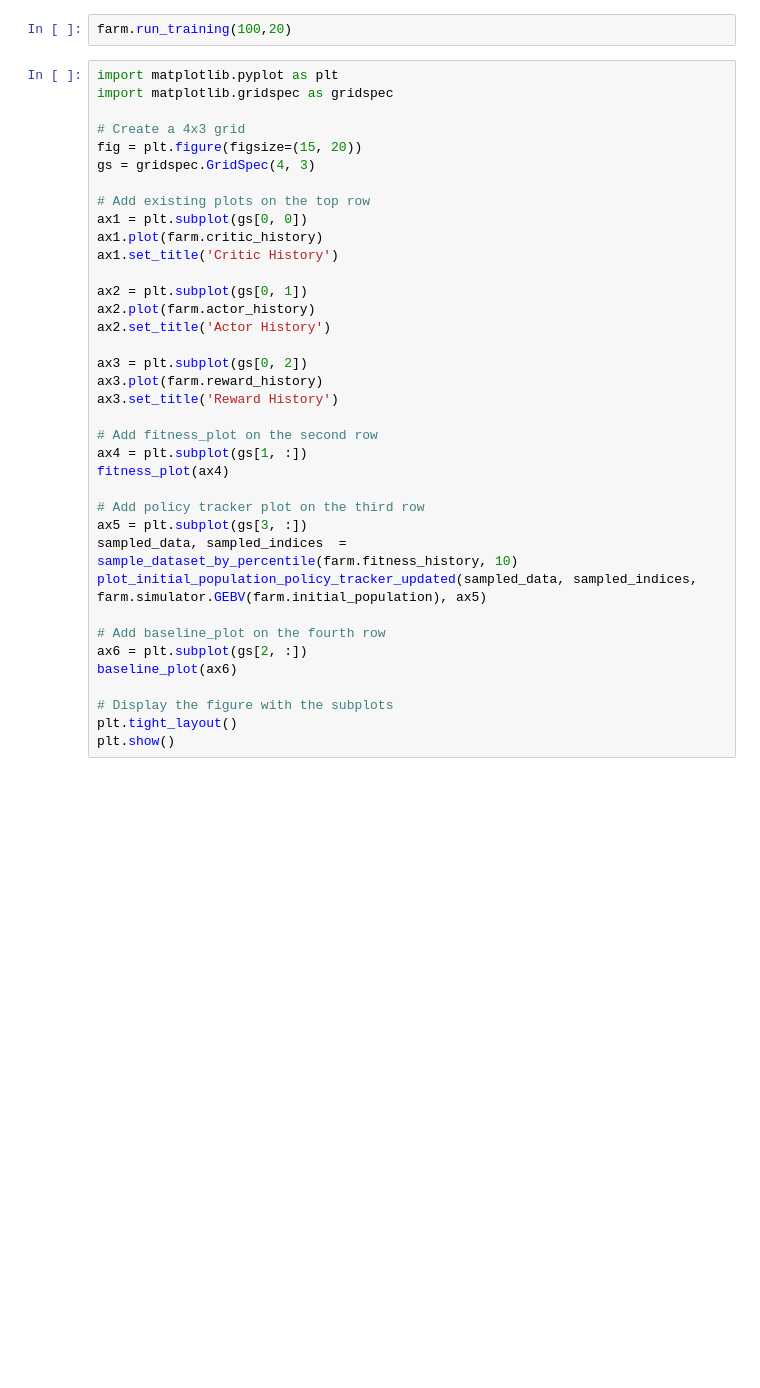
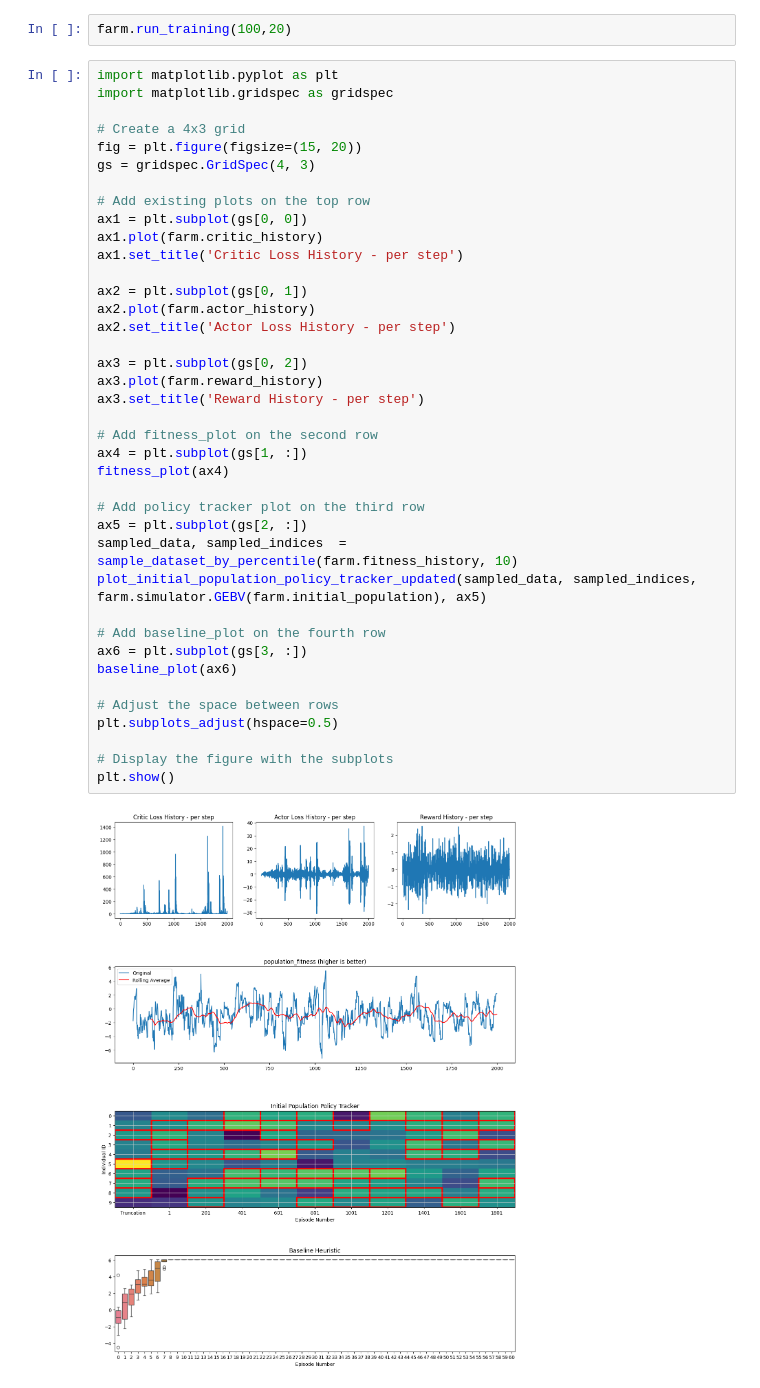
Before and after one commit to cjGO/breeder_agent, a Jupyter notebook: test.ipynb, the cells around one changed output. Drawn from its saved outputs; the diff is of its cells as text; blank space fills up the shorter version.

```diff
--- a/test.ipynb
+++ b/test.ipynb
@@ -875,36 +899,40 @@ farm.run_training(100,20)
 import matplotlib.pyplot as plt
 import matplotlib.gridspec as gridspec
 
 # Create a 4x3 grid
 fig = plt.figure(figsize=(15, 20))
 gs = gridspec.GridSpec(4, 3)
 
 # Add existing plots on the top row
 ax1 = plt.subplot(gs[0, 0])
 ax1.plot(farm.critic_history)
-ax1.set_title('Critic History')
+ax1.set_title('Critic Loss History - per step')
 
 ax2 = plt.subplot(gs[0, 1])
 ax2.plot(farm.actor_history)
-ax2.set_title('Actor History')
+ax2.set_title('Actor Loss History - per step')
 
 ax3 = plt.subplot(gs[0, 2])
 ax3.plot(farm.reward_history)
-ax3.set_title('Reward History')
+ax3.set_title('Reward History - per step')
 
 # Add fitness_plot on the second row
 ax4 = plt.subplot(gs[1, :])
 fitness_plot(ax4)
 
 # Add policy tracker plot on the third row
-ax5 = plt.subplot(gs[3, :])
+ax5 = plt.subplot(gs[2, :])
 sampled_data, sampled_indices  = sample_dataset_by_percentile(farm.fitness_history, 10)
 plot_initial_population_policy_tracker_updated(sampled_data, sampled_indices, farm.simulator.GEBV(farm.initial_population), ax5)
 
 # Add baseline_plot on the fourth row
-ax6 = plt.subplot(gs[2, :])
+ax6 = plt.subplot(gs[3, :])
 baseline_plot(ax6)
 
+# Adjust the space between rows
+plt.subplots_adjust(hspace=0.5)
+
 # Display the figure with the subplots
-plt.tight_layout()
 plt.show()
+# %% [output]
+[figure, added]
```
Also changed, not shown: parts of 6 cells of this notebook.
